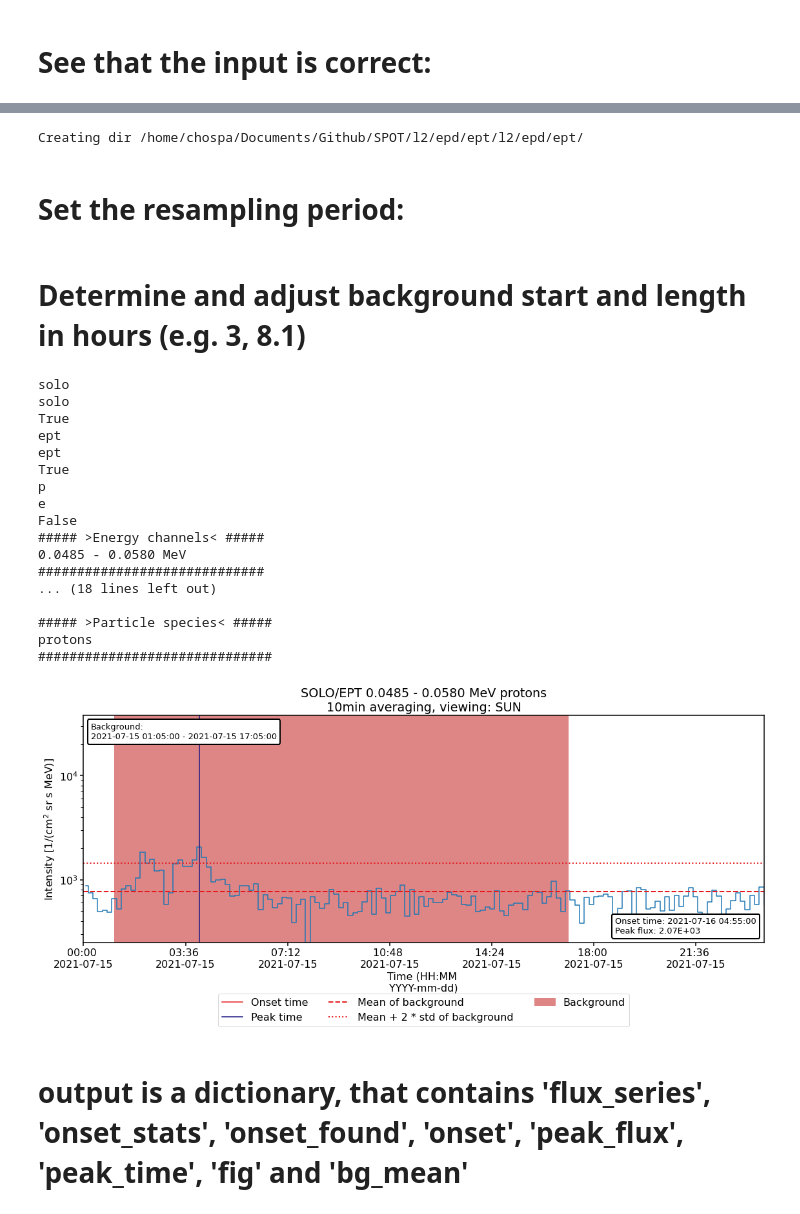
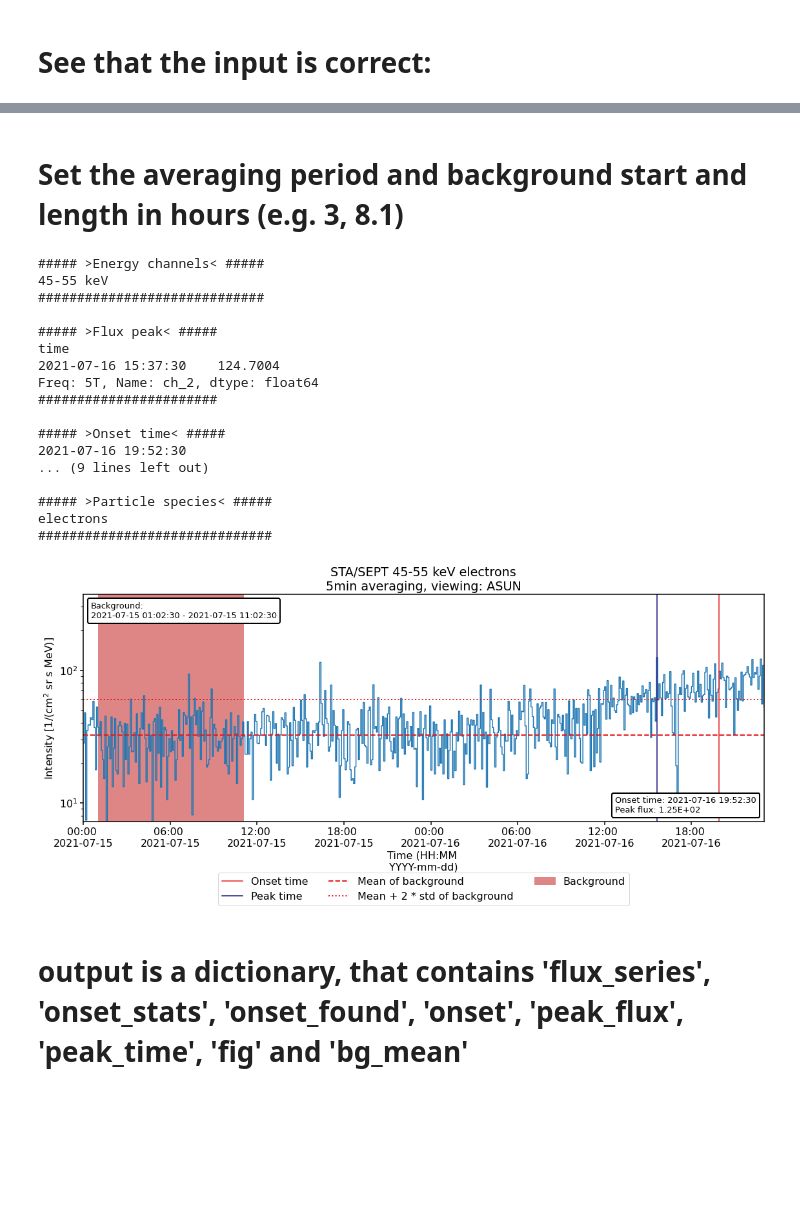
Before and after one commit to ajylla/SPOT, a Jupyter notebook: Deliverable_Notebook.ipynb, the cells around one changed output, grey strips where cells are left out. Cells and saved outputs as stored; diff of their text form; code cells hidden in the pictures; blank space fills up the shorter version.

```diff
--- a/Deliverable_Notebook.ipynb
+++ b/Deliverable_Notebook.ipynb
@@ -37,6 +26,6 @@ plot_path = f'{os.getcwd()}/'
 # %% [markdown]
 # See that the input is correct:
 # %%
-w.update_and_display_input(event_date, data_path, plot_path)
+w.confirm_input(event_date, data_path, plot_path)
 # %% [output]
 You've chosen the following options:
@@ -64,13 +41,9 @@ ValueError: read length must be non-negative or -1
 # %%
-# Plot time range:
-sdate = datetime.date(2021, 7, 15)
-edate = datetime.date(2021, 7, 16)
-plot_range = [datetime.datetime(2021, 7, 15, 0),datetime.datetime(2021, 7, 16, 0)]
+startdate = datetime.date(2021, 7, 15)
+enddate = datetime.date(2021, 7, 16)
 
 # Get event data:
 event_onset = Event(spacecraft=w.input_dict["Spacecraft"], sensor=w.input_dict["Sensor"],
                     data_level='l2', species = w.input_dict["Species"],
-                    start_date=sdate, end_date=edate,
+                    start_date=startdate, end_date=enddate,
                     data_path=w.input_dict["Data_path"])
-# %% [output]
-Creating dir /home/chospa/Documents/Github/SPOT/l2/epd/ept/l2/epd/ept/
@@ -85,2 +49,0 @@ particle_ch = [0,1] #[3, 4]
-# %% [markdown]
-# Set the resampling period:
@@ -91,35 +50,45 @@ averaging = '10min'
 # %% [markdown]
-# Determine and adjust background start and length in hours (e.g. 3, 8.1)
+# Set the averaging period and background start and length in hours (e.g. 3, 8.1)
 # %%
+# Use pandas-compatible resampling period string, e.g. '10min' or '30s'
+# Leave to None to not resample data
+averaging = "5min"
+
+# How many hours from the start of the plot does averaging start? How many hour is
+# the background averaging period long?
 background_start = 1
-background_length = 16
+background_length = 10
 # %%
-#Generate event plots for different viewing directions
+# Set the channel(s) to plot as a list:
+channels = [2,]
 
-flux, onset_stats, onset_found, peak_flux, peak_time, fig, bg_mean = event_onset.analyse(viewing=w.input_dict["Viewing"], bg_start=background_start, bg_length=background_length, channels=particle_ch,
+# Set the time range:
+plot_range = [datetime.datetime(2021, 7, 15, 0),datetime.datetime(2021, 7, 16, 23)]
+
+flux, onset_stats, onset_found, peak_flux, peak_time, fig, bg_mean = event_onset.analyse(viewing=w.input_dict["Viewing"], bg_start=background_start, bg_length=background_length, channels=channels,
                                                                                          resample_period=averaging, yscale='log', cusum_window=30, xlim=plot_range)
 onset = onset_stats[-1]
 peak_flux = peak_flux.values[0]
 output = event_onset.output
 # %% [output]
-solo
-solo
-True
-ept
-ept
-True
-p
-e
-False
 ##### >Energy channels< #####
-0.0485 - 0.0580 MeV
+45-55 keV
 #############################
-... (18 lines left out)
+
+##### >Flux peak< #####
+time
+2021-07-16 15:37:30    124.7004
+Freq: 5T, Name: ch_2, dtype: float64
+#######################
+
+##### >Onset time< #####
+2021-07-16 19:52:30
+... (9 lines left out)
 
 ##### >Particle species< #####
-protons
+electrons
 ##############################
-[figure, old version]
+[figure, new version]
 # %% [markdown]
 # output is a dictionary, that contains 'flux_series', 'onset_stats', 'onset_found', 'onset', 'peak_flux', 'peak_time', 'fig' and 'bg_mean'
 # %%
```
Also changed, not shown: parts of 18 cells of this notebook, 1 other file.
